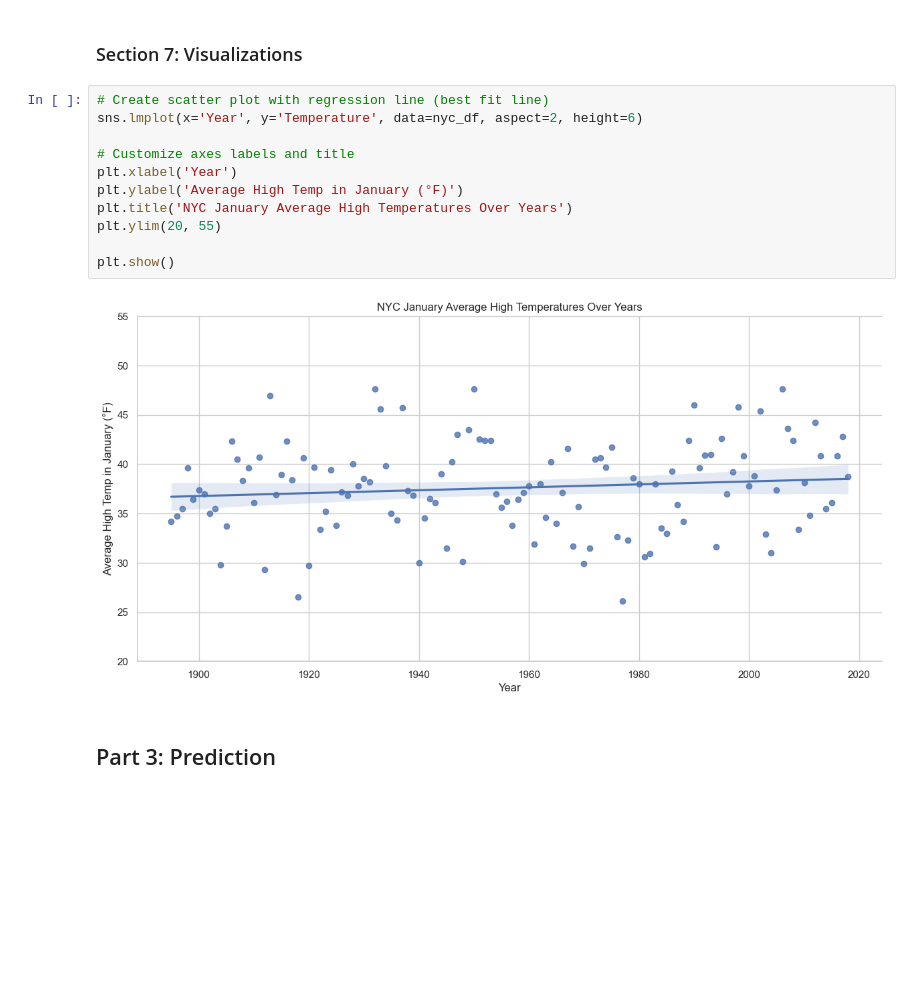
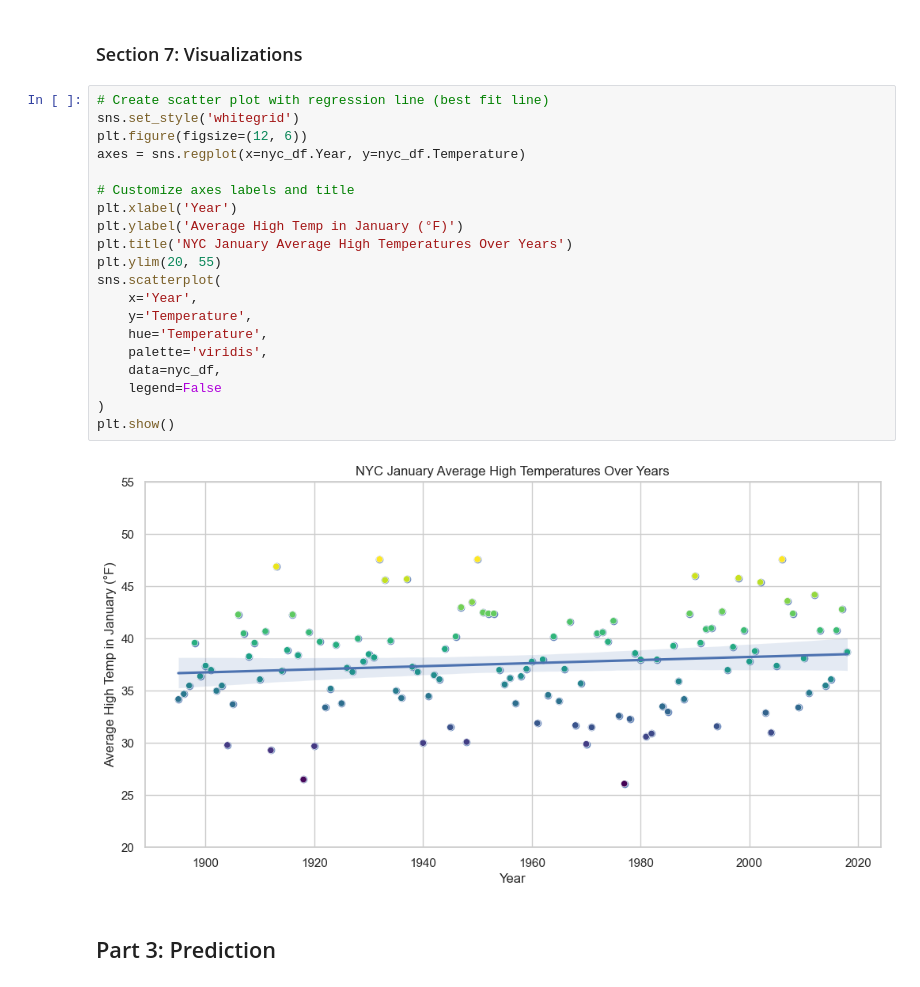
Before and after one commit to Kiruthikaa2512/datafun-07-ml, a Jupyter notebook: kiru_ml.ipynb, the cells around one changed output. Drawn from its saved outputs; the diff is of its cells as text; blank space fills up the shorter version.

```diff
--- a/kiru_ml.ipynb
+++ b/kiru_ml.ipynb
@@ -183,17 +177,26 @@ Predicted average high temperature in Jan 2024: 38.59
 ### Section 7: Visualizations
 # %%
 # Create scatter plot with regression line (best fit line)
-sns.lmplot(x='Year', y='Temperature', data=nyc_df, aspect=2, height=6)
+sns.set_style('whitegrid')
+plt.figure(figsize=(12, 6))
+axes = sns.regplot(x=nyc_df.Year, y=nyc_df.Temperature)
 
 # Customize axes labels and title
 plt.xlabel('Year')
 plt.ylabel('Average High Temp in January (°F)')
 plt.title('NYC January Average High Temperatures Over Years')
 plt.ylim(20, 55)
-
+sns.scatterplot(
+    x='Year',
+    y='Temperature',
+    hue='Temperature',
+    palette='viridis',
+    data=nyc_df,
+    legend=False
+)
 plt.show()
 # %% [output]
-[figure, old version]
+[figure, new version]
 # %% [markdown]
 ## Part 3: Prediction
 # %% [markdown]
```
Also changed, not shown: parts of 4 cells of this notebook.
